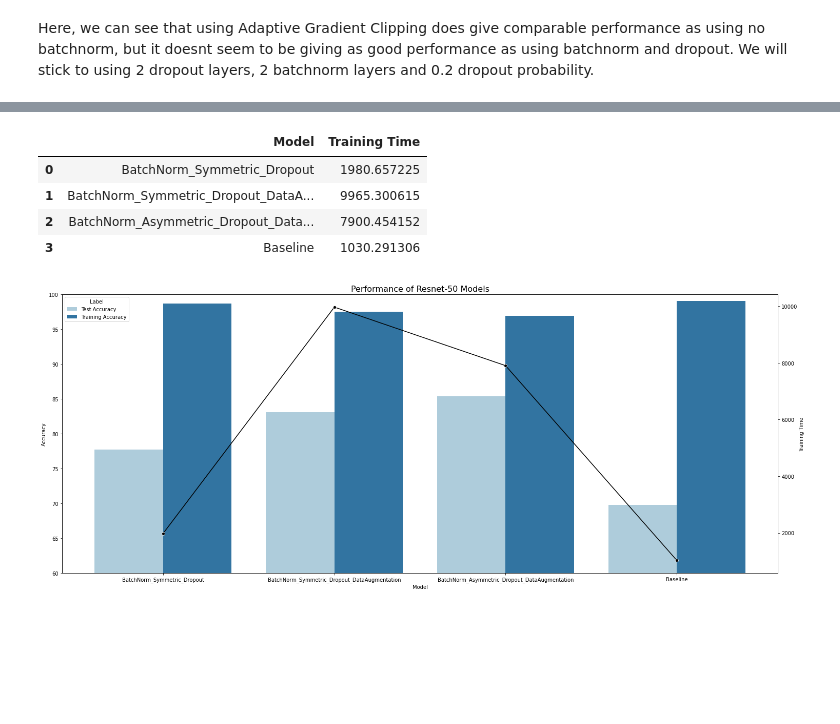
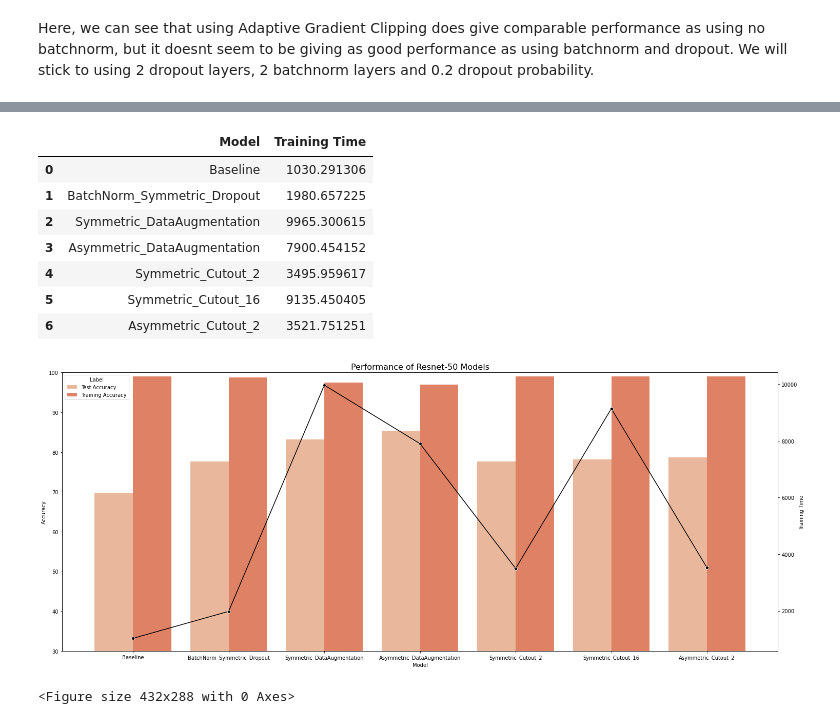
Before and after one commit to aashka-trivedi/regularization-for-image-classification, a Jupyter notebook: code/Analysis.ipynb, the cells around one changed output, grey strips where cells are left out. Cells and saved outputs as stored; diff of their text form; code cells hidden in the pictures; blank space fills up the shorter version.

```diff
--- a/code/Analysis.ipynb
+++ b/code/Analysis.ipynb
@@ -426,9 +435,9 @@ data
 # %%
 #transform data
-#models = ['Baseline','BatchNorm_Symmetric_Dropout', 'BatchNorm_Symmetric_Dropout_DataAugmentation', 'BatchNorm_Asymmetric_Dropout_DataAugmentation', 'BatchNorm_Asymmetric_Dropout_Cutout']
-models = ['BatchNorm_Symmetric_Dropout', 'BatchNorm_Symmetric_Dropout_DataAugmentation', 'BatchNorm_Asymmetric_Dropout_DataAugmentation','Baseline' ]
+#models = ['Baseline','BatchNorm_Symmetric_Dropout', 'Symmetric_DataAugmentation', 'Asymmetric_DataAugmentation', 'Symmetric_Cutout_2', 'Symmetric_Cutout_16', 'Asymmetric_Cutout_2', 'Asymmetric_Cutout_8']
+models = ['Baseline','BatchNorm_Symmetric_Dropout', 'Symmetric_DataAugmentation', 'Asymmetric_DataAugmentation', 'Symmetric_Cutout_2', 'Symmetric_Cutout_16', 'Asymmetric_Cutout_2']
 data_for_df = []
-for i in range(4):
+for i in range(7):
     data_for_df.append([models[i], data.iloc[i]['Test Accuracy']*100, 'Test Accuracy'])
     data_for_df.append([models[i], data.iloc[i]['Train Accuracy']*100, 'Training Accuracy'])
 
@@ -447,29 +462,36 @@ acc_data
 # %%
 tt = []
-for i in range(4):
+for i in range(7):
     tt.append([models[i], data.iloc[i]['Time to Train']])
 
 tt_data = pd.DataFrame(tt, columns = ['Model', 'Training Time'])
 tt_data
 # %% [output]
 |  | Model | Training Time |
-| 0 | BatchNorm_Symmetric_Dropout | 1980.657225 |
-| 1 | BatchNorm_Symmetric_Dropout_DataA... | 9965.300615 |
-| 2 | BatchNorm_Asymmetric_Dropout_Data... | 7900.454152 |
-| 3 | Baseline | 1030.291306 |
+| 0 | Baseline | 1030.291306 |
+| 1 | BatchNorm_Symmetric_Dropout | 1980.657225 |
+| 2 | Symmetric_DataAugmentation | 9965.300615 |
+| 3 | Asymmetric_DataAugmentation | 7900.454152 |
+| 4 | Symmetric_Cutout_2 | 3495.959617 |
+| 5 | Symmetric_Cutout_16 | 9135.450405 |
+| 6 | Asymmetric_Cutout_2 | 3521.751251 |
 # %%
 fig, ax1 = plt.subplots(figsize=(25, 10))
 ax1.set_title('Performance of Resnet-50 Models', fontsize=16)
 ax1.set_xlabel('Model')
 ax1.set_ylabel('Accuracy')
-sns.barplot(x="Model", hue="Label", y="Accuracy", data=acc_data, palette = "Paired")
-ax1.set(ylim=(60, 100))
+sns.set_palette("rocket_r")
+sns.barplot(x="Model", hue="Label", y="Accuracy", data=acc_data)
+ax1.set(ylim=(30, 100))
 ax1.tick_params(axis='y')
 ax2 = ax1.twinx()
 color = 'black'
-ax2.set_ylabel('Training Time', color=color)
-ax2 = sns.lineplot(x='Model', y='Training Time', data = tt_data, sort=False, color=color, marker='o')
+ax2.set_ylabel('Training Time')
+ax2 = sns.lineplot(x='Model', y='Training Time', data = tt_data, sort=False, color = color ,  marker='o')
 ax2.tick_params(axis='y', color=color)
 plt.show()
+
+plt.savefig('../figures/final_resnet_performance.jpg')
 # %% [output]
-[figure, old version]
+[figure, new version]
+<Figure size 432x288 with 0 Axes>
```
Also changed, not shown: parts of 3 cells of this notebook, 3 other files.
